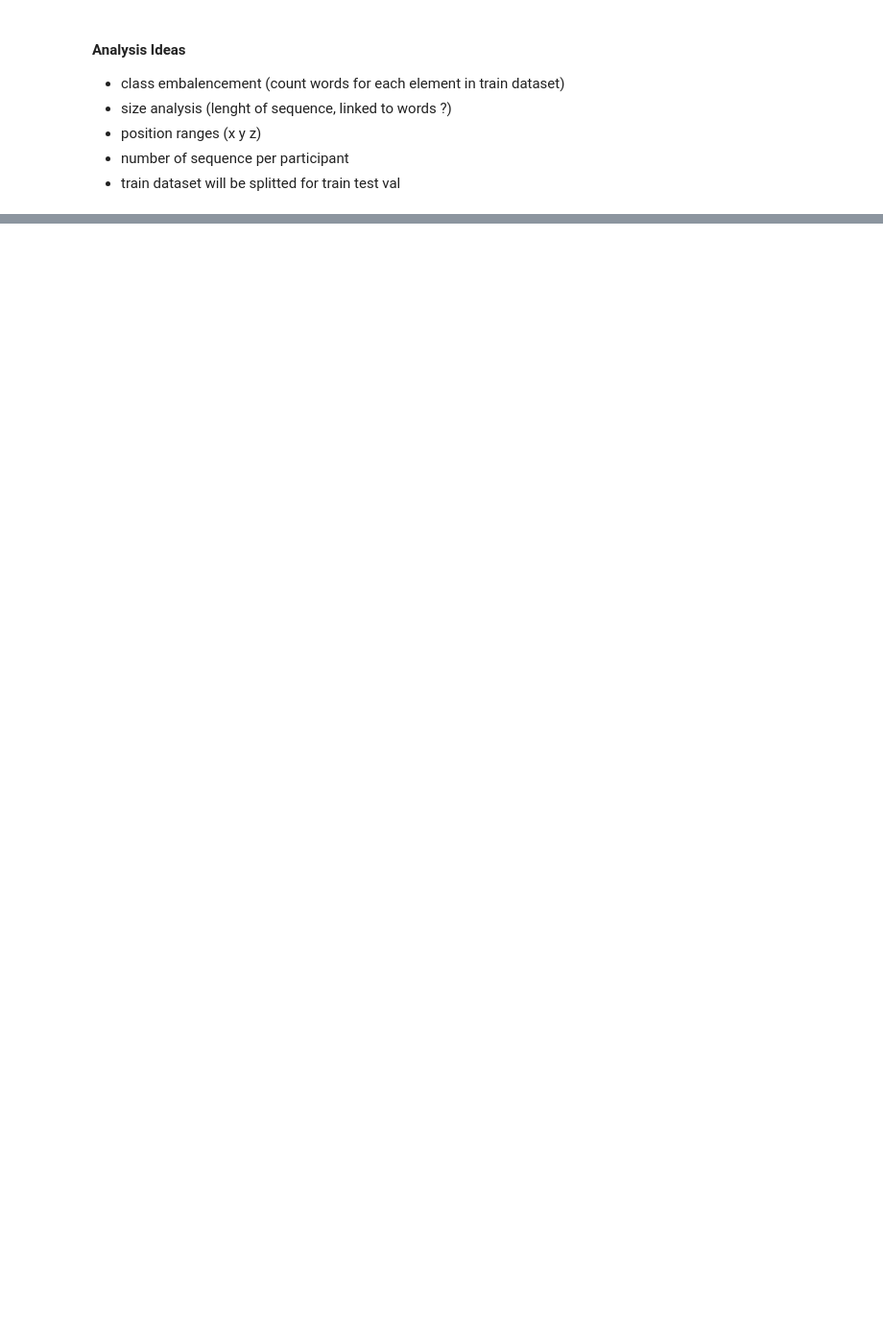
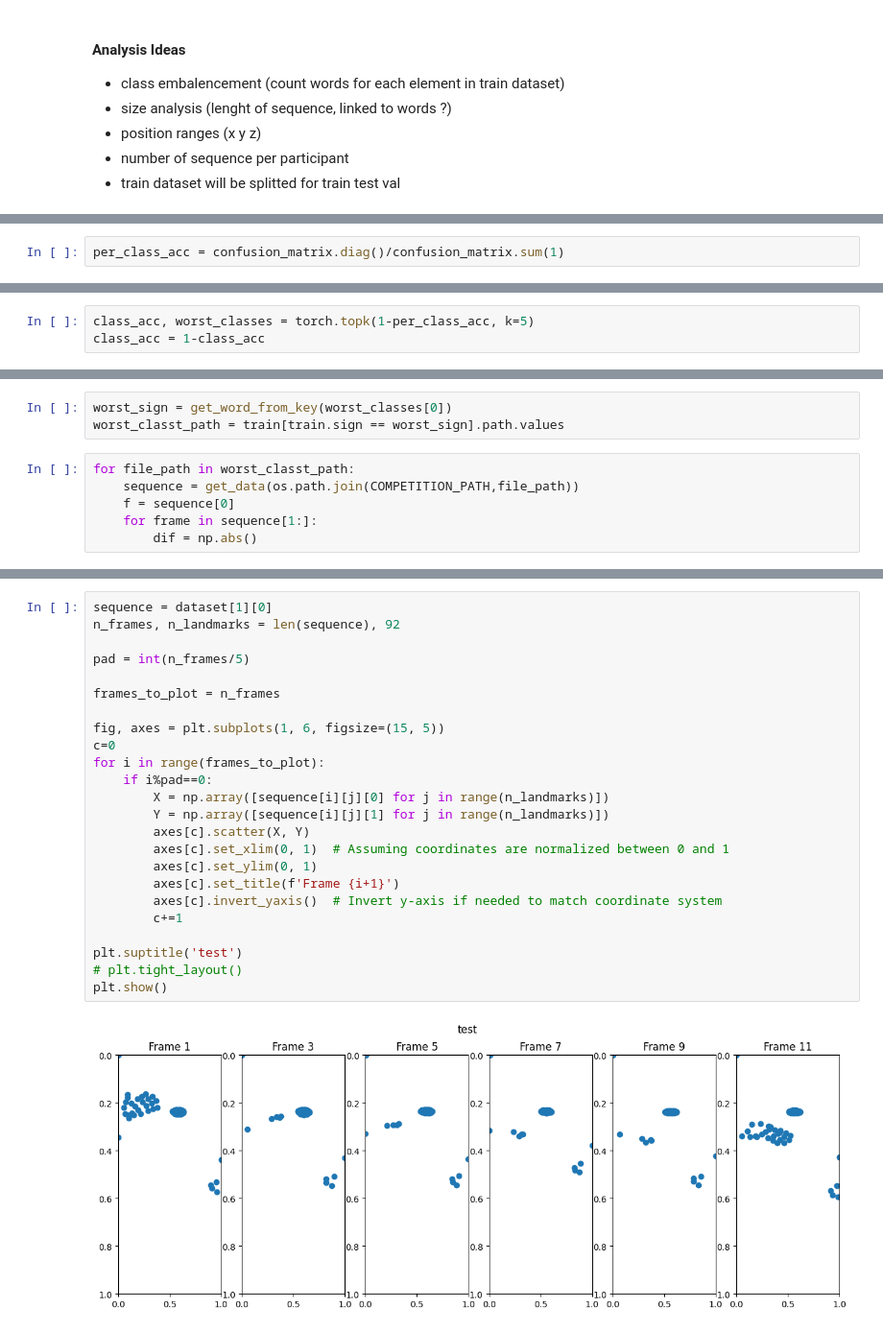
Before and after one commit to Anybalsmith/Team-ETE---Google---Isolated-Sign-Language-Recognition, a Jupyter notebook: enzo_notebook.ipynb, the cells around one changed output, grey strips where cells are left out. Shown at 96% size. Drawn from its saved outputs; the diff is of its cells as text; blank space fills up the shorter version.

```diff
--- a/enzo_notebook.ipynb
+++ b/enzo_notebook.ipynb
@@ -677,0 +988,2 @@ _, p = torch.topk(outputs, 5, dim=1)
+# %%
+per_class_acc = confusion_matrix.diag()/confusion_matrix.sum(1)
@@ -677,0 +1010,3 @@ _, p = torch.topk(outputs, 5, dim=1)
+# %%
+class_acc, worst_classes = torch.topk(1-per_class_acc, k=5)
+class_acc = 1-class_acc
@@ -677,0 +1051,9 @@ _, p = torch.topk(outputs, 5, dim=1)
+# %%
+worst_sign = get_word_from_key(worst_classes[0])
+worst_classt_path = train[train.sign == worst_sign].path.values
+# %%
+for file_path in worst_classt_path:
+    sequence = get_data(os.path.join(COMPETITION_PATH,file_path))
+    f = sequence[0]
+    for frame in sequence[1:]:
+        dif = np.abs()
@@ -677,0 +1085,26 @@ _, p = torch.topk(outputs, 5, dim=1)
+# %%
+sequence = dataset[1][0]
+n_frames, n_landmarks = len(sequence), 92
+
+pad = int(n_frames/5)
+
+frames_to_plot = n_frames
+
+fig, axes = plt.subplots(1, 6, figsize=(15, 5))
+c=0
+for i in range(frames_to_plot):
+    if i%pad==0:
+        X = np.array([sequence[i][j][0] for j in range(n_landmarks)])
+        Y = np.array([sequence[i][j][1] for j in range(n_landmarks)])
+        axes[c].scatter(X, Y)
+        axes[c].set_xlim(0, 1)  # Assuming coordinates are normalized between 0 and 1
+        axes[c].set_ylim(0, 1)
+        axes[c].set_title(f'Frame {i+1}')
+        axes[c].invert_yaxis()  # Invert y-axis if needed to match coordinate system
+        c+=1
+
+plt.suptitle('test')
+# plt.tight_layout()
+plt.show()
+# %% [output]
+[figure, added]
```
Also changed, not shown: parts of 105 cells of this notebook.
